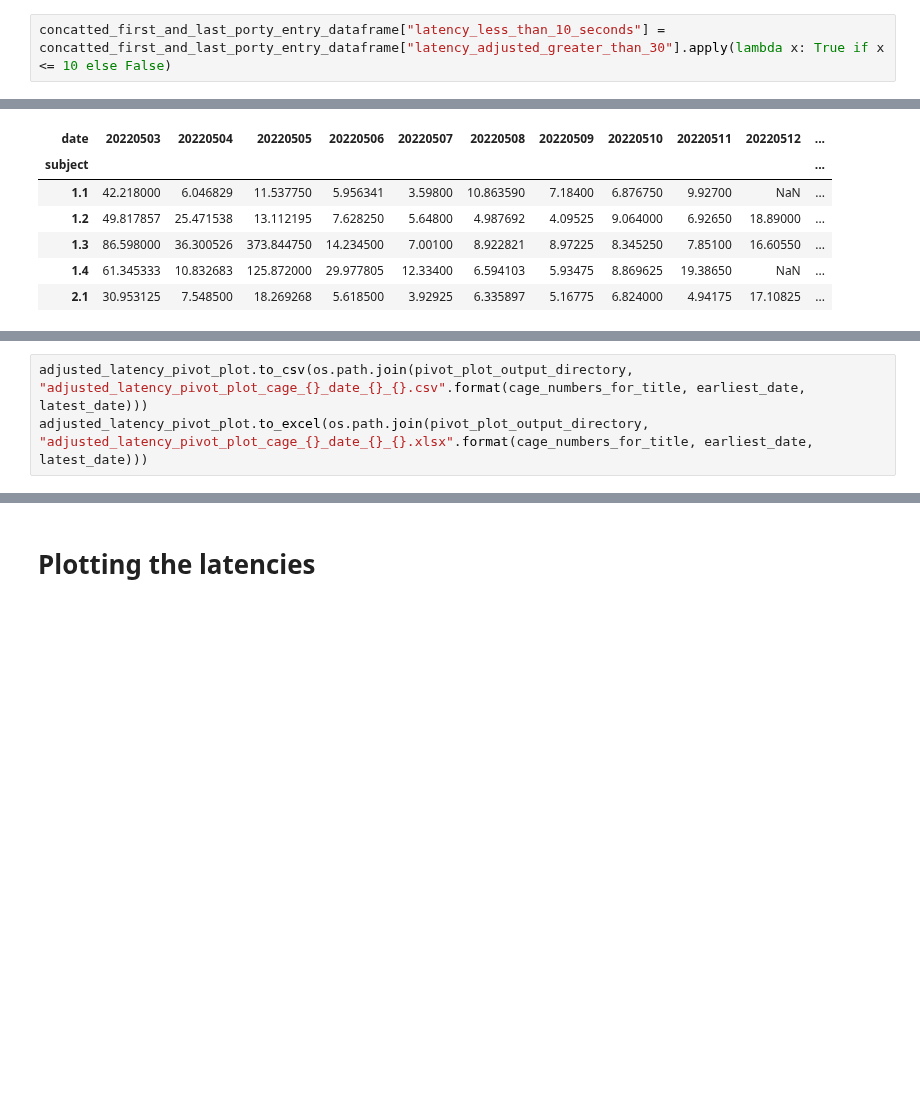
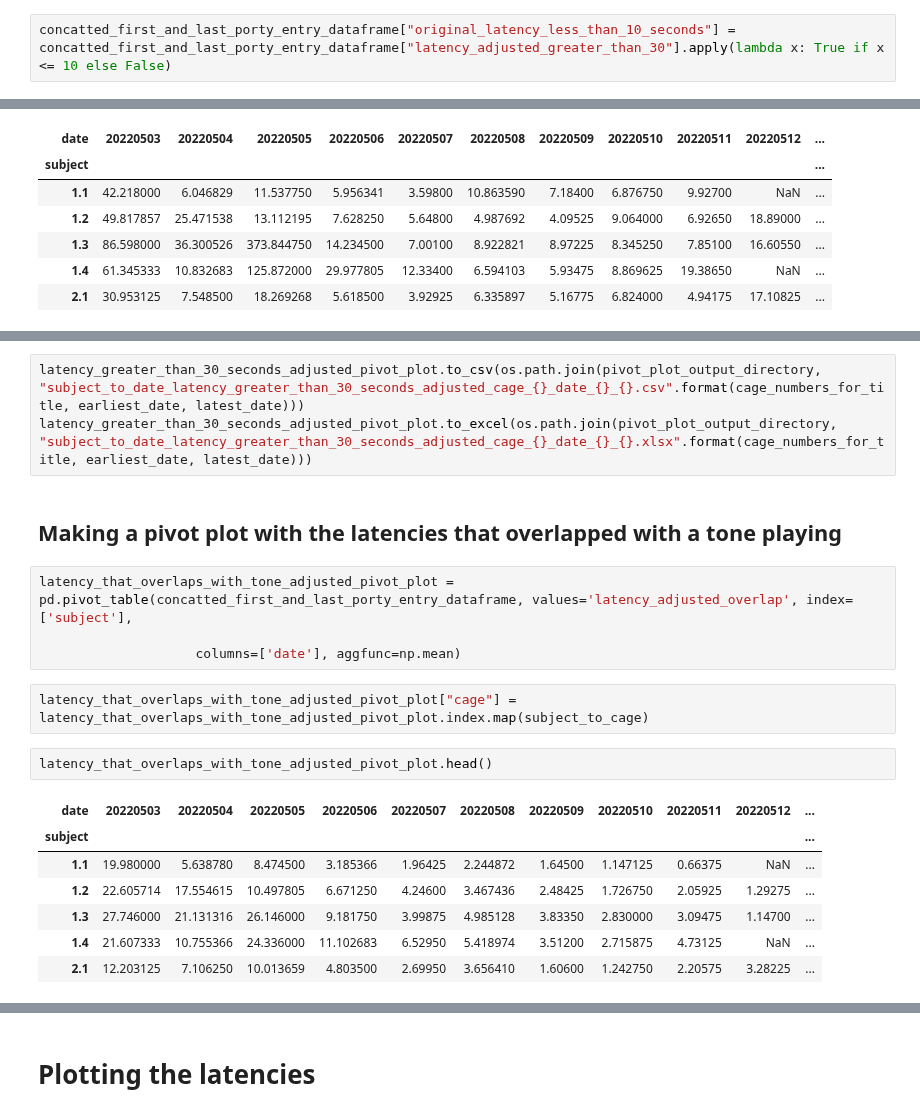
Before and after one commit to padillacoreanolab/med_pc_repo, a Jupyter notebook: jupyter_notebooks/02_calculating_latencies.ipynb, the cells around one changed output, grey strips where cells are left out. Cells and saved outputs as stored; diff of their text form; blank space fills up the shorter version.

```diff
--- a/jupyter_notebooks/02_calculating_latencies.ipynb
+++ b/jupyter_notebooks/02_calculating_latencies.ipynb
@@ -442,7 +442,7 @@ concatted_first_and_last_porty_entry_dataframe[concatted_first_and_last_porty_en
 # %% [markdown]
 - We will be getting the ratio of latencies(from the time that the tone played, to the first port entry after the tone) that are less than 10 seconds for each session. So we will label all the adjusted latencies that are less than 10 seconds as `True`, and the those with latencies that are greater than 10 seconds as `False`
 # %%
-concatted_first_and_last_porty_entry_dataframe["latency_less_than_10_seconds"] = concatted_first_and_last_porty_entry_dataframe["latency_adjusted_greater_than_30"].apply(lambda x: True if x <= 10 else False)
+concatted_first_and_last_porty_entry_dataframe["original_latency_less_than_10_seconds"] = concatted_first_and_last_porty_entry_dataframe["latency_adjusted_greater_than_30"].apply(lambda x: True if x <= 10 else False)
 # %%
 concatted_first_and_last_porty_entry_dataframe["overlap_adjusted_latency_less_than_10_seconds"] = concatted_first_and_last_porty_entry_dataframe["latency_adjusted_overlap"].apply(lambda x: True if x <= 10 else False)
 # %%
@@ -554,5 +558,23 @@ adjusted_latency_pivot_plot.head()
 | 1.4 | 22.285333 | 10.832683 | 24.336000 | 12.144634 | 9.19425 | 6.594103 | 5.93475 | 8.779250 | 14.12675 | NaN | ... |
 | 2.1 | 17.701875 | 7.473000 | 10.245122 | 5.289500 | 3.92925 | 5.700256 | 5.16775 | 6.824000 | 4.94175 | 15.18450 | ... |
 # %%
-adjusted_latency_pivot_plot.to_csv(os.path.join(pivot_plot_output_directory, "adjusted_latency_pivot_plot_cage_{}_date_{}_{}.csv".format(cage_numbers_for_title, earliest_date, latest_date)))
-adjusted_latency_pivot_plot.to_excel(os.path.join(pivot_plot_output_directory, "adjusted_latency_pivot_plot_cage_{}_date_{}_{}.xlsx".format(cage_numbers_for_title, earliest_date, latest_date)))
+latency_greater_than_30_seconds_adjusted_pivot_plot.to_csv(os.path.join(pivot_plot_output_directory, "subject_to_date_latency_greater_than_30_seconds_adjusted_cage_{}_date_{}_{}.csv".format(cage_numbers_for_title, earliest_date, latest_date)))
+latency_greater_than_30_seconds_adjusted_pivot_plot.to_excel(os.path.join(pivot_plot_output_directory, "subject_to_date_latency_greater_than_30_seconds_adjusted_cage_{}_date_{}_{}.xlsx".format(cage_numbers_for_title, earliest_date, latest_date)))
+# %% [markdown]
+## Making a pivot plot with the latencies that overlapped with a tone playing
+# %%
+latency_that_overlaps_with_tone_adjusted_pivot_plot = pd.pivot_table(concatted_first_and_last_porty_entry_dataframe, values='latency_adjusted_overlap', index=['subject'],
+
+                    columns=['date'], aggfunc=np.mean)
+# %%
+latency_that_overlaps_with_tone_adjusted_pivot_plot["cage"] = latency_that_overlaps_with_tone_adjusted_pivot_plot.index.map(subject_to_cage)
+# %%
+latency_that_overlaps_with_tone_adjusted_pivot_plot.head()
+# %% [output]
+| date | 20220503 | 20220504 | 20220505 | 20220506 | 20220507 | 20220508 | 20220509 | 20220510 | 20220511 | 20220512 | ... |
+| subject |  |  |  |  |  |  |  |  |  |  | ... |
+| 1.1 | 19.980000 | 5.638780 | 8.474500 | 3.185366 | 1.96425 | 2.244872 | 1.64500 | 1.147125 | 0.66375 | NaN | ... |
+| 1.2 | 22.605714 | 17.554615 | 10.497805 | 6.671250 | 4.24600 | 3.467436 | 2.48425 | 1.726750 | 2.05925 | 1.29275 | ... |
+| 1.3 | 27.746000 | 21.131316 | 26.146000 | 9.181750 | 3.99875 | 4.985128 | 3.83350 | 2.830000 | 3.09475 | 1.14700 | ... |
+| 1.4 | 21.607333 | 10.755366 | 24.336000 | 11.102683 | 6.52950 | 5.418974 | 3.51200 | 2.715875 | 4.73125 | NaN | ... |
+| 2.1 | 12.203125 | 7.106250 | 10.013659 | 4.803500 | 2.69950 | 3.656410 | 1.60600 | 1.242750 | 2.20575 | 3.28225 | ... |
```
Also changed, not shown: parts of 52 cells of this notebook.
